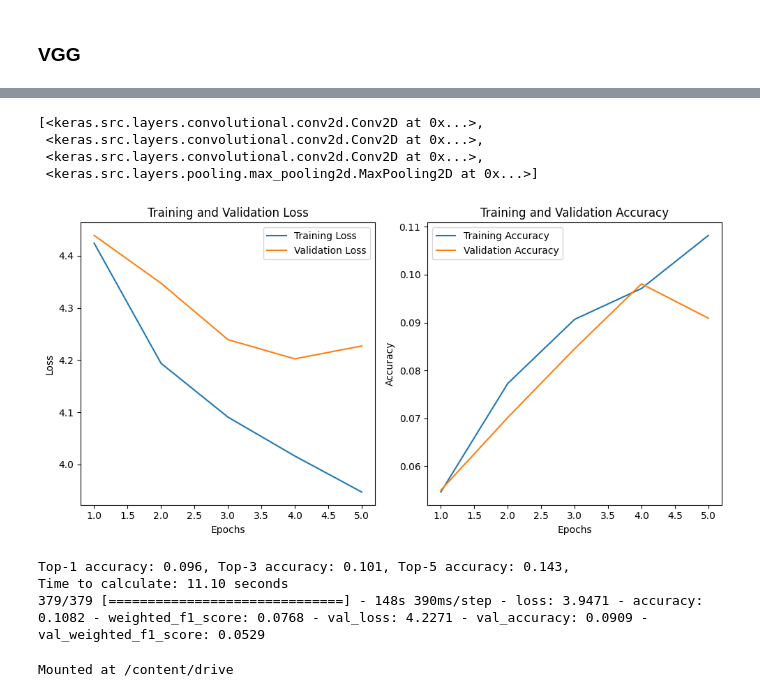
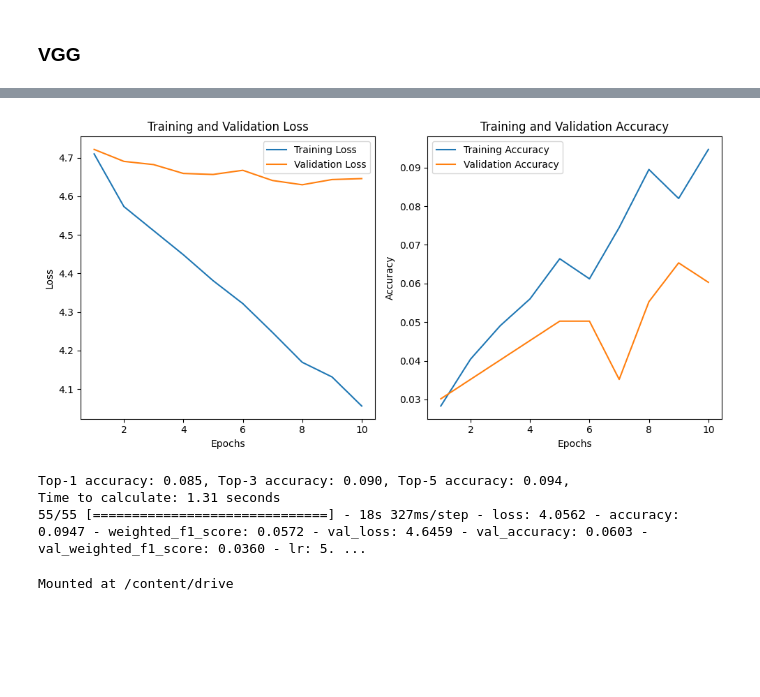
Before and after one commit to MaximilianLae/DL_Skin_Disease_Classification, a Jupyter notebook: Baseline solution.ipynb, the cells around one changed output, grey strips where cells are left out. Cells and saved outputs as stored; diff of their text form; code cells hidden in the pictures; blank space fills up the shorter version.

```diff
--- a/Baseline solution.ipynb
+++ b/Baseline solution.ipynb
@@ -123,7 +124,7 @@ val_datagen = ImageDataGenerator(rescale=1./255)
 test_datagen = ImageDataGenerator(rescale=1./255)
 
 batch_size = 32
-input_size = (150,150)
+input_size = (128,128)
 
 train_generator = train_datagen.flow_from_directory(
         'dataset/train',
@@ -337,46 +318,49 @@ model.layers
-# %%
-vgg.layers[-4:]
-# %% [output]
-[<keras.src.layers.convolutional.conv2d.Conv2D at 0x...>,
- <keras.src.layers.convolutional.conv2d.Conv2D at 0x...>,
- <keras.src.layers.convolutional.conv2d.Conv2D at 0x...>,
- <keras.src.layers.pooling.max_pooling2d.MaxPooling2D at 0x...>]
+# %%
+def scheduler(epoch, lr):
+  if epoch < 5:
+        return lr
+  else:
+        return lr * 0.9
+
+scheduler_callback = LearningRateScheduler(scheduler)
+
+optimizer = Adam(learning_rate=0.00001)
 # %%
-vgg = VGG19(include_top=False, weights='imagenet', input_shape=(150, 150, 3))
+vgg = VGG19(include_top=False, weights='imagenet', input_shape=(128, 128, 3))
 
 # Freeze the layers
-for layer in vgg.layers[:-2]:
+for layer in vgg.layers[:-4]:
     layer.trainable = False
 
 flatten = layers.Flatten()(vgg.output)
 
 dense = layers.Dense(1024, activation='relu')(flatten)
 dropout = Dropout(0.3)(dense)
 
 dense = layers.Dense(256, activation='relu')(dense)
 dropout = Dropout(0.3)(dense)
 
 output = layers.Dense(114, activation='softmax')(dense)
 
 model = models.Model(vgg.input, output)
 
 
-model.compile(optimizer='adam',
+model.compile(optimizer=optimizer,
               loss='categorical_crossentropy',
               metrics=['accuracy', weighted_f1_score])
 
 history = model.fit(train_generator,
           validation_data=val_generator,
-          epochs=5,
+          epochs=10,
           steps_per_epoch=len(train_generator),
           validation_steps = len(val_generator),
-          callbacks=[clear_output_callback, plot_metrics_callback, top_n_accuracy_callback],
+          callbacks=[scheduler_callback, clear_output_callback, plot_metrics_callback, top_n_accuracy_callback],
           verbose = 'auto')
 # %% [output]
-[figure, old version]
+[figure, new version]
-Top-1 accuracy: 0.096, Top-3 accuracy: 0.101, Top-5 accuracy: 0.143,
-Time to calculate: 11.10 seconds
-379/379 [==============================] - 148s 390ms/step - loss: 3.9471 - accuracy: 0.1082 - weighted_f1_score: 0.0768 - val_loss: 4.2271 - val_accuracy: 0.0909 - val_weighted_f1_score: 0.0529
+Top-1 accuracy: 0.085, Top-3 accuracy: 0.090, Top-5 accuracy: 0.094,
+Time to calculate: 1.31 seconds
+55/55 [==============================] - 18s 327ms/step - loss: 4.0562 - accuracy: 0.0947 - weighted_f1_score: 0.0572 - val_loss: 4.6459 - val_accuracy: 0.0603 - val_weighted_f1_score: 0.0360 - lr: 5. ...
 # %%
 from google.colab import drive
 drive.mount('/content/drive')
```
Also changed, not shown: parts of 6 cells of this notebook.
